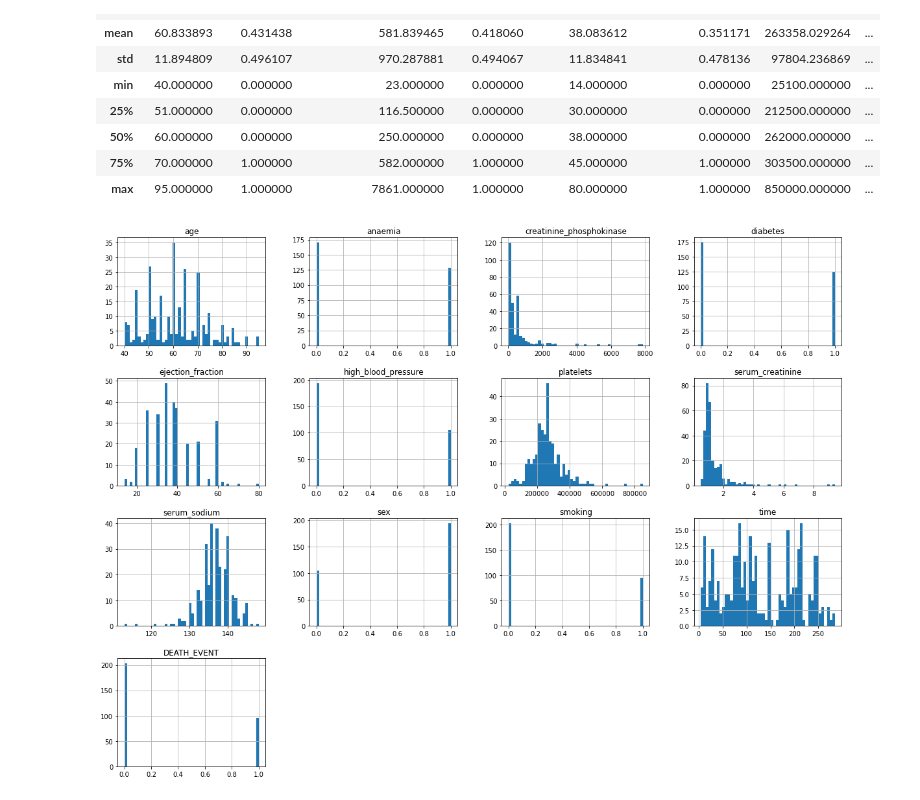
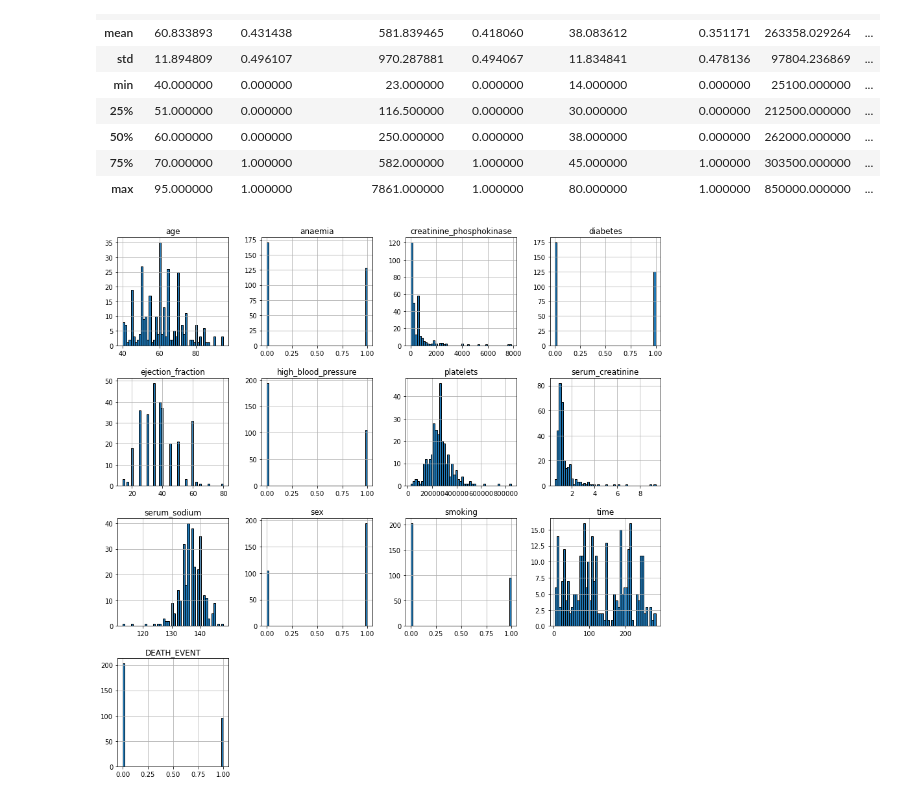
Before and after one commit to lsudupe/Heart-Failure-Prediction, a Jupyter notebook: Heart_failure.ipynb, the cells around one changed output. Cells and saved outputs as stored; diff of their text form; code cells hidden in the pictures.

```diff
--- a/Heart_failure.ipynb
+++ b/Heart_failure.ipynb
@@ -49,10 +49,10 @@ heart_data.describe()
 # %%
 # Show the data in histograms
 
 %matplotlib inline
 import matplotlib.pyplot as plt
 
-heart_data.hist(bins=50, figsize=(20,15))
+heart_data.hist(bins=50, figsize=(15,15), edgecolor = 'black')
 plt.show()
 # %% [output]
-[figure, old version]
+[figure, new version]
```
Also changed, not shown: parts of 3 cells of this notebook, 1 other file.
